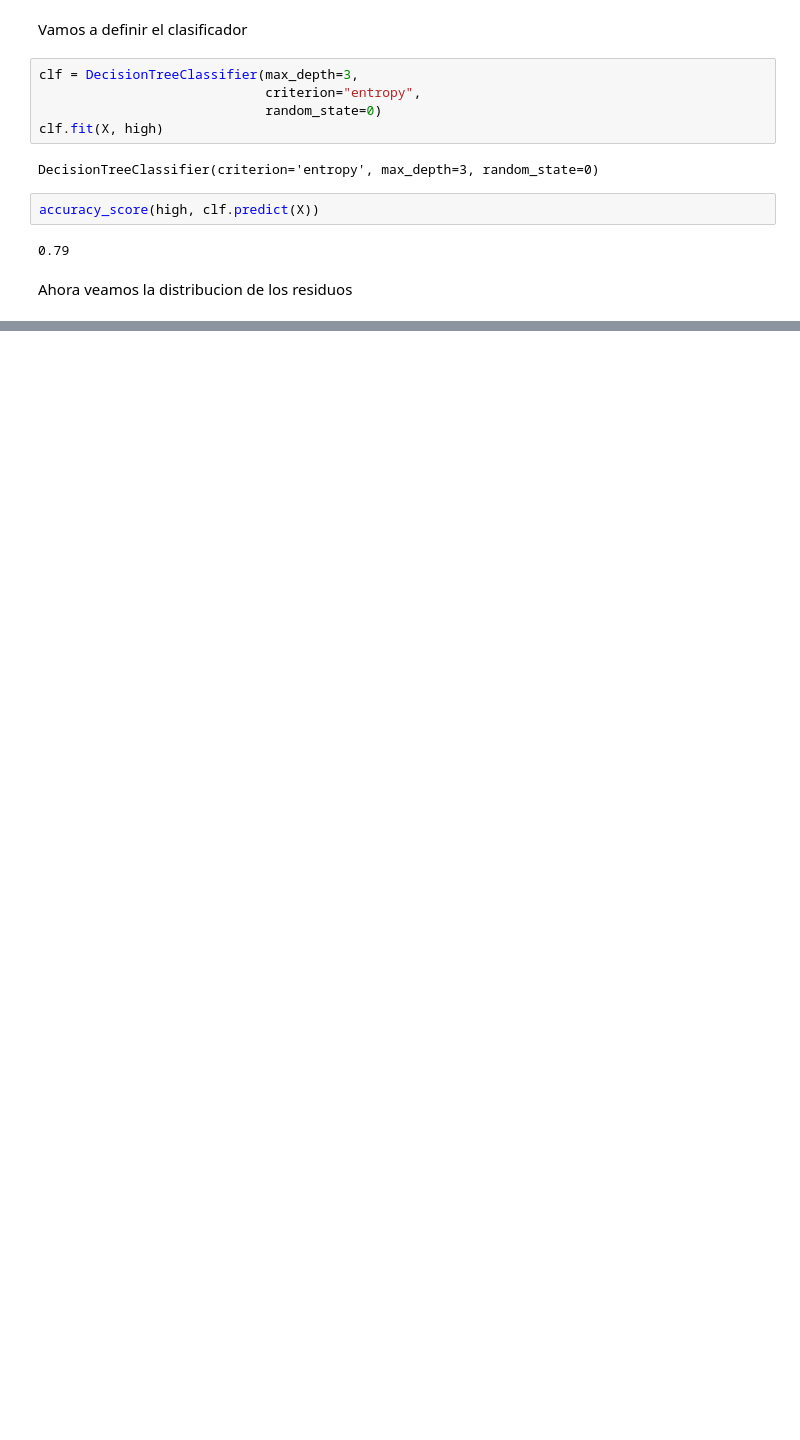
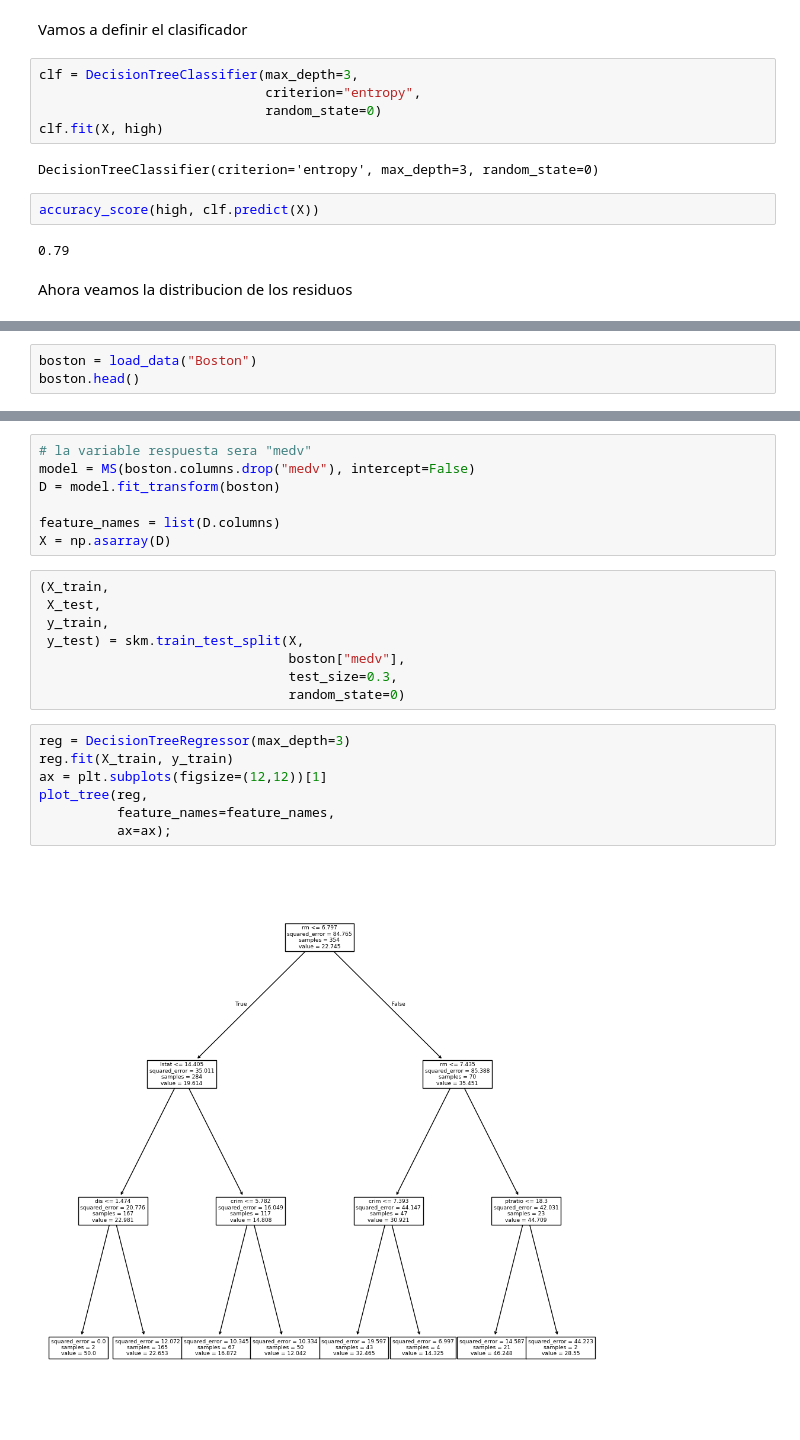
Before and after one commit to chuancao26/islp, a Jupyter notebook: labRegressionTrees.ipynb, the cells around one changed output, grey strips where cells are left out. Saved outputs shown, nothing was run; the diff lists cells and outputs as text; blank space fills up the shorter version.

```diff
--- a/labRegressionTrees.ipynb
+++ b/labRegressionTrees.ipynb
@@ -93,0 +254,3 @@ Ahora veamos la distribucion de los residuos
+# %%
+boston = load_data("Boston")
+boston.head()
@@ -93,0 +264,24 @@ Ahora veamos la distribucion de los residuos
+# %%
+# la variable respuesta sera "medv"
+model = MS(boston.columns.drop("medv"), intercept=False)
+D = model.fit_transform(boston)
+
+feature_names = list(D.columns)
+X = np.asarray(D)
+# %%
+(X_train,
+ X_test,
+ y_train,
+ y_test) = skm.train_test_split(X,
+                                boston["medv"],
+                                test_size=0.3,
+                                random_state=0)
+# %%
+reg = DecisionTreeRegressor(max_depth=3)
+reg.fit(X_train, y_train)
+ax = plt.subplots(figsize=(12,12))[1]
+plot_tree(reg,
+          feature_names=feature_names,
+          ax=ax);
+# %% [output]
+[figure, added]
```
Also changed, not shown: parts of 37 cells of this notebook.
